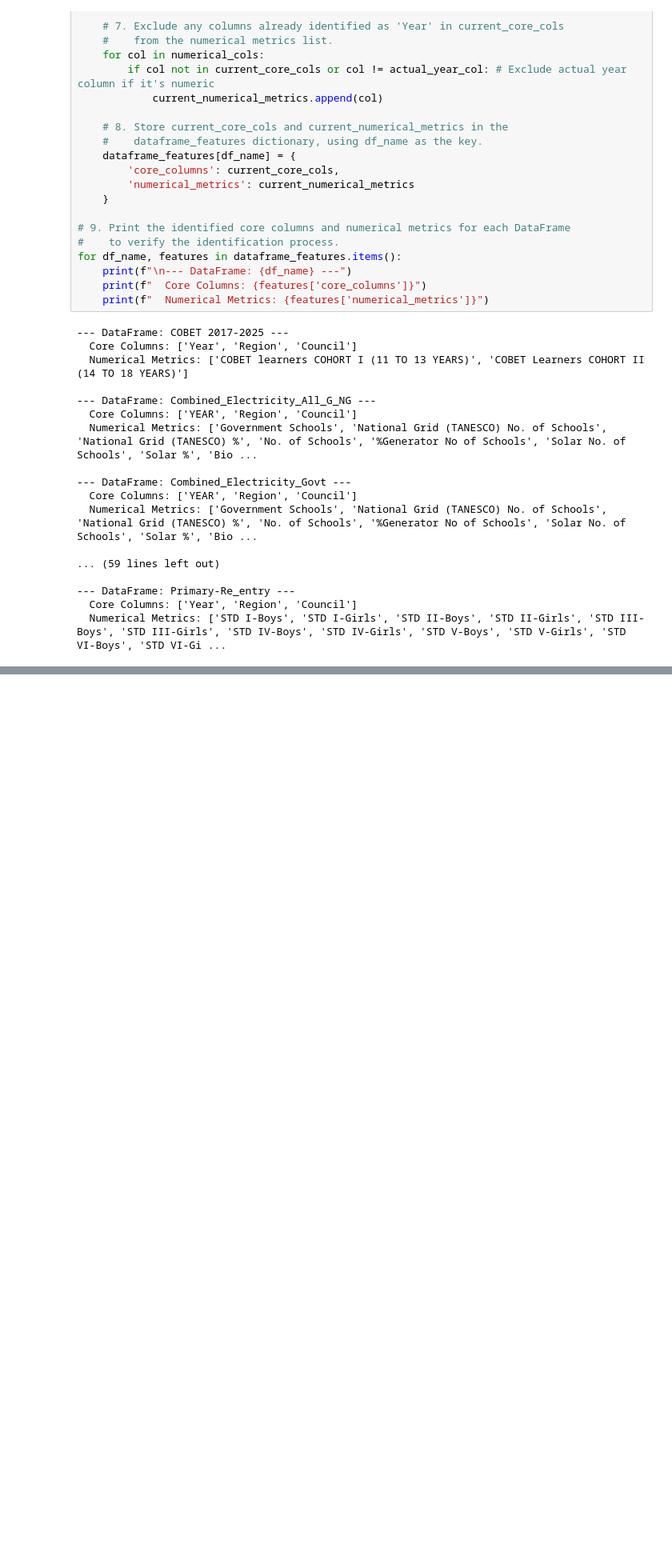
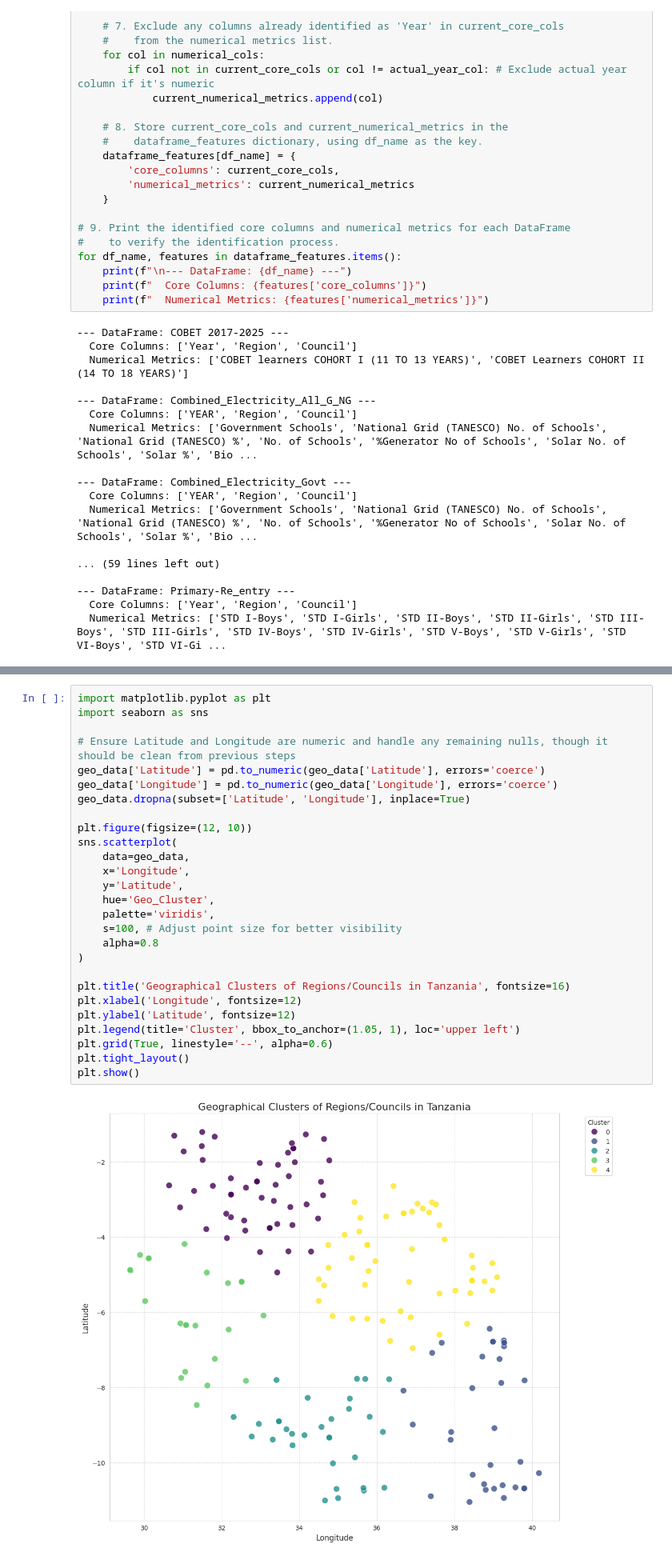
Before and after one commit to kadefue/MoEST, a Jupyter notebook: MoEST_Modeling.ipynb, the cells around one changed output, grey strips where cells are left out. Shown at 80% size. Drawn from its saved outputs; the diff is of its cells as text; blank space fills up the shorter version.

```diff
--- a/MoEST_Modeling.ipynb
+++ b/MoEST_Modeling.ipynb
@@ -1426,0 +1823,29 @@ for df_name, features in dataframe_features.items():
+# %%
+import matplotlib.pyplot as plt
+import seaborn as sns
+
+# Ensure Latitude and Longitude are numeric and handle any remaining nulls, though it should be clean from previous steps
+geo_data['Latitude'] = pd.to_numeric(geo_data['Latitude'], errors='coerce')
+geo_data['Longitude'] = pd.to_numeric(geo_data['Longitude'], errors='coerce')
+geo_data.dropna(subset=['Latitude', 'Longitude'], inplace=True)
+
+plt.figure(figsize=(12, 10))
+sns.scatterplot(
+    data=geo_data,
+    x='Longitude',
+    y='Latitude',
+    hue='Geo_Cluster',
+    palette='viridis',
+    s=100, # Adjust point size for better visibility
+    alpha=0.8
+)
+
+plt.title('Geographical Clusters of Regions/Councils in Tanzania', fontsize=16)
+plt.xlabel('Longitude', fontsize=12)
+plt.ylabel('Latitude', fontsize=12)
+plt.legend(title='Cluster', bbox_to_anchor=(1.05, 1), loc='upper left')
+plt.grid(True, linestyle='--', alpha=0.6)
+plt.tight_layout()
+plt.show()
+# %% [output]
+[figure, added]
```
Also changed, not shown: parts of 31 cells of this notebook.
